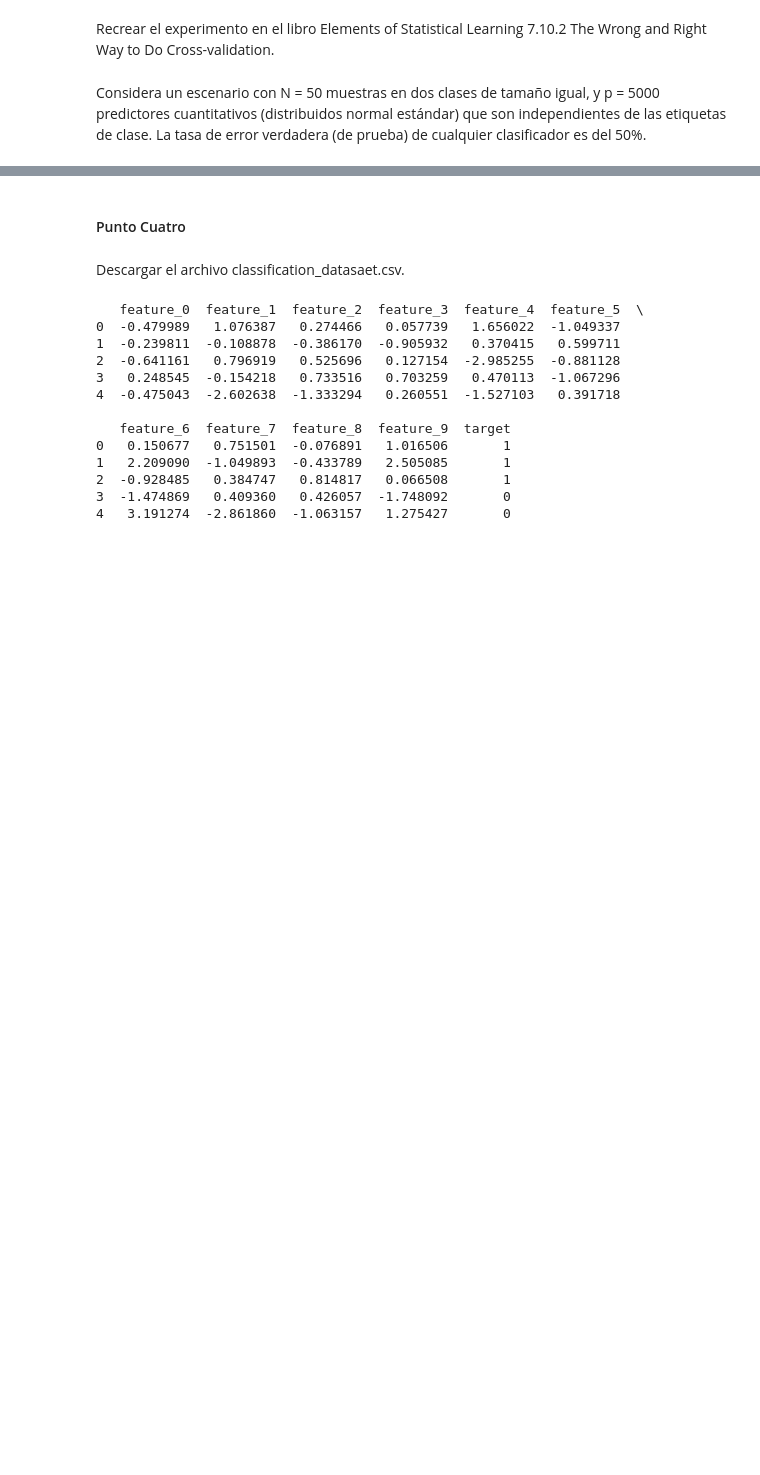
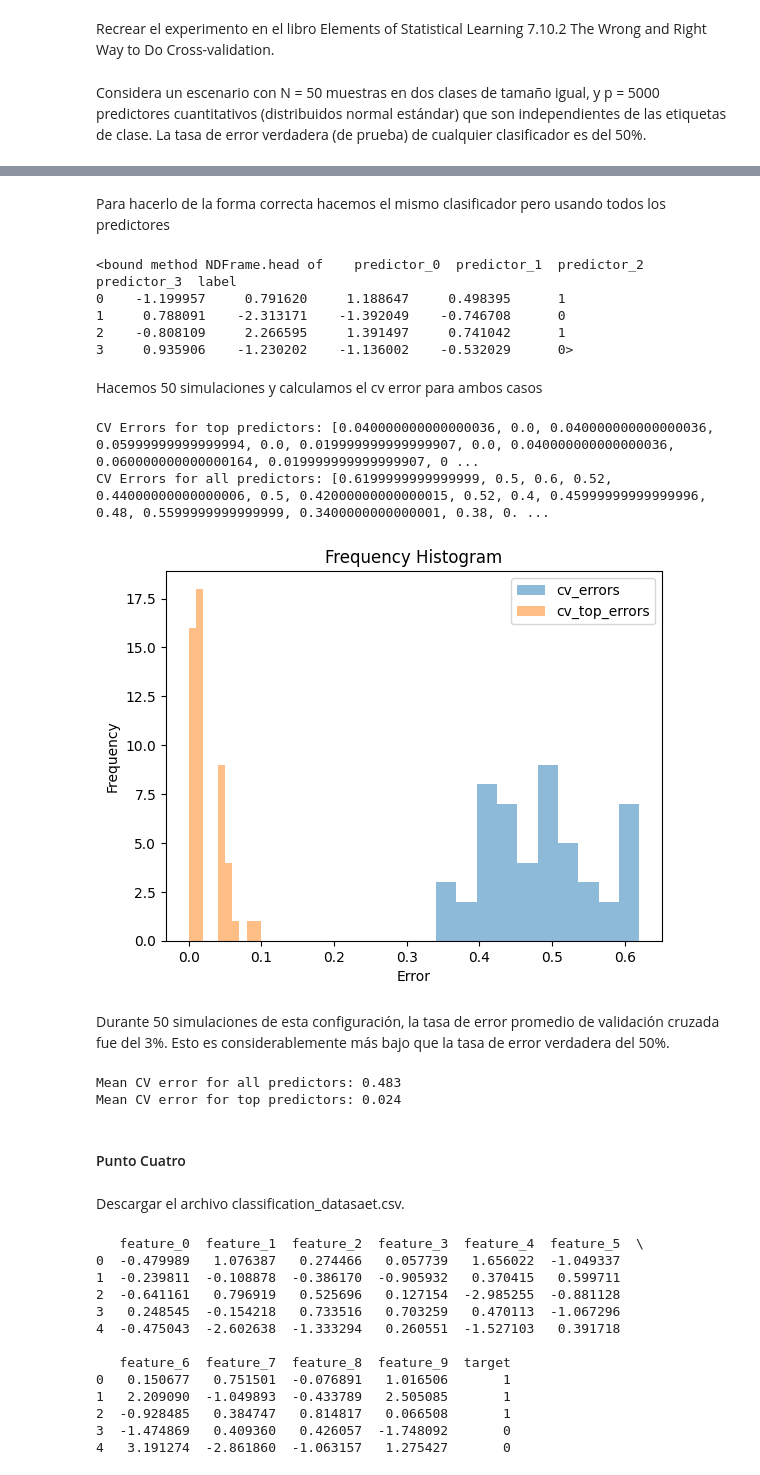
Before and after one commit to jl-tavera/assignments-ML, a Jupyter notebook: assignment1.ipynb, the cells around one changed output, grey strips where cells are left out. Drawn from its saved outputs; the diff is of its cells as text; code cells hidden in the pictures; blank space fills up the shorter version.

```diff
--- a/assignment1.ipynb
+++ b/assignment1.ipynb
@@ -519,0 +560,2 @@ synthetic_dataset, labels = make_classification(
+# %% [markdown]
+Para hacerlo de la forma correcta hacemos el mismo clasificador pero usando todos los predictores
@@ -520,3 +576,70 @@ synthetic_dataset, labels = make_classification(
+# %%
+df = create_synth_df(4,4)
+df.head
+# %% [output]
+<bound method NDFrame.head of    predictor_0  predictor_1  predictor_2  predictor_3  label
+0    -1.199957     0.791620     1.188647     0.498395      1
+1     0.788091    -2.313171    -1.392049    -0.746708      0
+2    -0.808109     2.266595     1.391497     0.741042      1
+3     0.935906    -1.230202    -1.136002    -0.532029      0>
+# %% [markdown]
+Hacemos 50 simulaciones y calculamos el cv error para ambos casos
+# %%
+cv_top_errors = []
+cv_errors = []
+
+for i in range(50):
+    df = create_synth_df(50, 5000)
+    top_predictors = get_top_predictors(df, 100)
+
+    cv_error = kNN_top_cv_error(df, top_predictors)
+    cv_error2 = kNN_cv_error(df)
+
+    cv_top_errors.append(cv_error)
+    cv_errors.append(cv_error2)
+
+
+print("CV Errors for top predictors:", cv_top_errors)
+print("CV Errors for all predictors:", cv_errors)
+# %% [output]
+CV Errors for top predictors: [0.040000000000000036, 0.0, 0.040000000000000036, 0.05999999999999994, 0.0, 0.019999999999999907, 0.0, 0.040000000000000036, 0.060000000000000164, 0.019999999999999907, 0 ...
+CV Errors for all predictors: [0.6199999999999999, 0.5, 0.6, 0.52, 0.44000000000000006, 0.5, 0.42000000000000015, 0.52, 0.4, 0.45999999999999996, 0.48, 0.5599999999999999, 0.3400000000000001, 0.38, 0. ...
+# %%
+# Creamos un histograma con los errores de validación cruzada
+fig, ax = plt.subplots()
+
+# Hacemos un histograma para cv_errors
+ax.hist(cv_errors, bins=10, alpha=0.5, label='cv_errors')
+
+# Hacemos un histograma para cv_top_errors
+ax.hist(cv_top_errors, bins=10, alpha=0.5, label='cv_top_errors')
+
+# Añadimos etiquetas
+ax.set_xlabel('Error')
+ax.set_ylabel('Frequency')
+ax.set_title('Frequency Histogram')
+
+# Añadimos una leyenda
+ax.legend()
+
+# Mostamos el histograma
+plt.show()
+# %% [output]
+[figure, added]
+# %% [markdown]
+Durante 50 simulaciones de esta configuración, la tasa de error promedio de validación cruzada fue del 3%. Esto es considerablemente más bajo que la tasa de error verdadera del 50%.
+# %%
+
+# Calculamos la media de los errores de validación cruzada
+mean_cv_error = round(np.mean(cv_errors), 3)
+mean_cv_top_error = round(np.mean(cv_top_errors), 3)
+
+# Imprimimos los resultados
+print(f"Mean CV error for all predictors: {mean_cv_error}")
+print(f"Mean CV error for top predictors: {mean_cv_top_error}")
+# %% [output]
+Mean CV error for all predictors: 0.483
+Mean CV error for top predictors: 0.024
 # %% [markdown]
 #### Punto Cuatro
 # %% [markdown]
```
Also changed, not shown: parts of 8 cells of this notebook.
